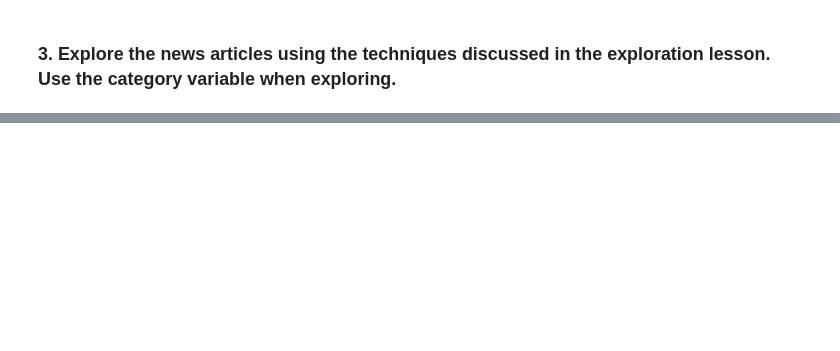
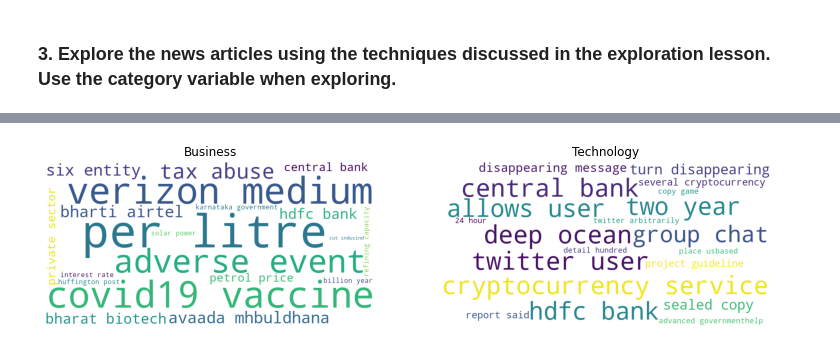
Before and after one commit to Yongliang-Shi/natural-language-processing-exercises, a Jupyter notebook: explore.ipynb, the cells around one changed output, grey strips where cells are left out. Cells and saved outputs as stored; diff of their text form; code cells hidden in the pictures; blank space fills up the shorter version.

```diff
--- a/explore.ipynb
+++ b/explore.ipynb
@@ -328,0 +522,16 @@ plt.show()
+# %%
+# Create the top 20 most frequent words for each topic
+
+busi_bigrams = pd.Series(list(nltk.ngrams(busi_words.split(), 2))).value_counts().head(20)
+tech_bigrams = pd.Series(list(nltk.ngrams(tech_words.split(), 2))).value_counts().head(20)
+spor_bigrams = pd.Series(list(nltk.ngrams(spor_words.split(), 2))).value_counts().head(20)
+ente_bigrams = pd.Series(list(nltk.ngrams(ente_words.split(), 2))).value_counts().head(20)
+# %%
+# Convert to dictionary to fit to the 'generate_from_frequencies' method
+
+busi_bigrams_dict = {k[0] + ' ' + k[1]: v for k, v in busi_bigrams.to_dict().items()}
+tech_bigrams_dict = {k[0] + ' ' + k[1]: v for k, v in tech_bigrams.to_dict().items()}
+spor_bigrams_dict = {k[0] + ' ' + k[1]: v for k, v in spor_bigrams.to_dict().items()}
+ente_bigrams_dict = {k[0] + ' ' + k[1]: v for k, v in ente_bigrams.to_dict().items()}
+
+busi_bigrams_dict
@@ -328,0 +559,30 @@ plt.show()
+# %%
+# Create the WordCloud objects for the bigrams
+
+img_busi = WordCloud(background_color = 'white',
+                     width=800, height=400).generate_from_frequencies(busi_bigrams_dict)
+
+img_tech = WordCloud(background_color = 'white',
+                     width=800, height=400).generate_from_frequencies(tech_bigrams_dict)
+
+img_spor = WordCloud(background_color = 'white',
+                     width=800, height=400).generate_from_frequencies(spor_bigrams_dict)
+
+img_ente = WordCloud(background_color = 'white',
+                     width=800, height=400).generate_from_frequencies(ente_bigrams_dict)
+# %%
+plt.figure(figsize=(13, 13))
+
+plt.subplot(121)
+plt.imshow(img_busi)
+plt.title('Business')
+plt.axis('off')
+
+plt.subplot(122)
+plt.imshow(img_tech)
+plt.title('Technology')
+plt.axis('off')
+
+plt.show()
+# %% [output]
+[figure, added]
```
Also changed, not shown: parts of 34 cells of this notebook.
